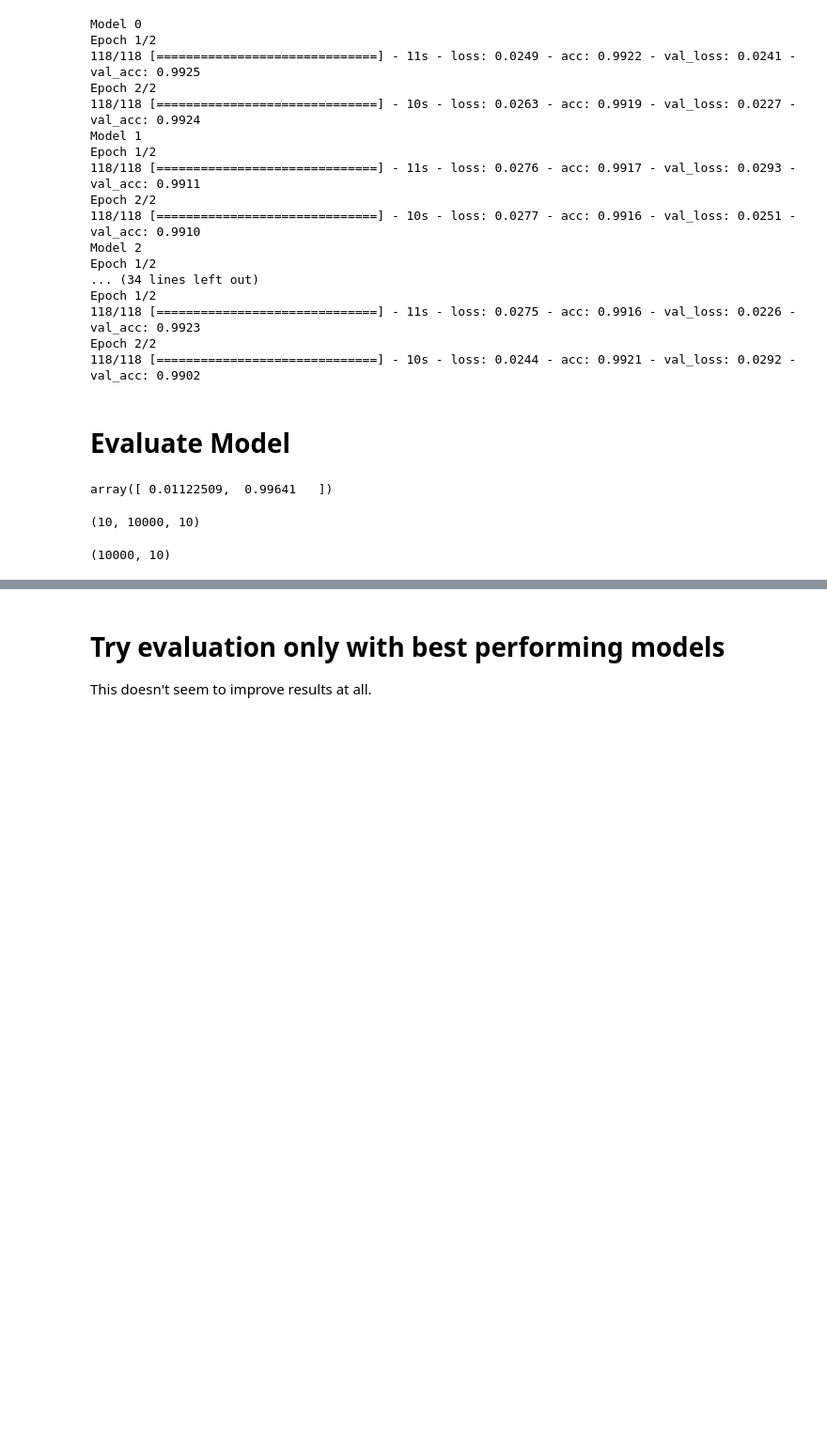
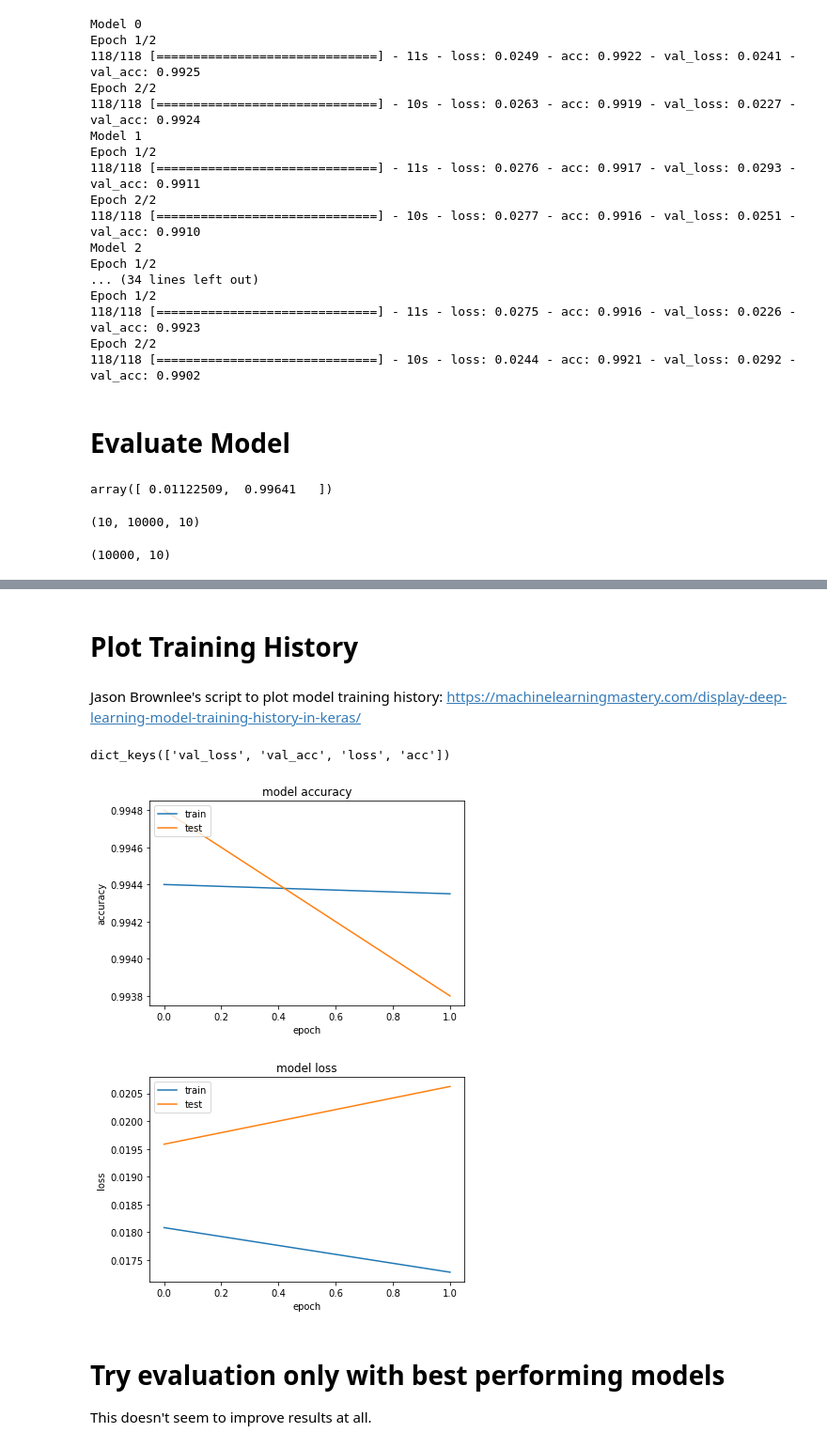
Before and after one commit to j05t/mnist, a Jupyter notebook: mnist-leaky_relu.ipynb, the cells around one changed output, grey strips where cells are left out. Shown at 94% size. Cells and saved outputs as stored; diff of their text form; code cells hidden in the pictures; blank space fills up the shorter version.

```diff
--- a/mnist-leaky_relu.ipynb
+++ b/mnist-leaky_relu.ipynb
@@ -177,8 +173,7 @@ Here we build on previously trained models.
 # %%
-# load weights for existing models and train them some more
-# this will hopefully result in a better prediction accuracy
 models = []
+
 for i in range(10):
     m = create_model()
-    m.load_weights("weights/weights_leaky_relu_model_0.23_"+str(i)+'.pkl')
+    m.load_weights("weights/weights_leaky_relu_model_0.22_"+str(i)+'.pkl')
     models.append(m)
@@ -299,0 +277,4 @@ Activation "leaky relu":
+# %%
+for i, m in enumerate(models):
+    pred = np.array(m.predict(x_test, batch_size=eval_batch_size))
+    print(i, (1 - keras.metrics.categorical_accuracy(y_test, pred).eval().mean()) * 100)
@@ -299,0 +292,4 @@ Activation "leaky relu":
+# %%
+for i, m in enumerate(models):
+    pred = np.array(m.predict(x_test, batch_size=eval_batch_size))
+    print(i, (1 - keras.metrics.categorical_accuracy(y_test, pred).eval().mean()) * 100)
@@ -299,0 +309,9 @@ Activation "leaky relu":
+# %%
+histories = []
+
+for i, m in enumerate(models):
+    m.optimizer.lr = 0.0001
+    print("training model {}".format(i))
+    history = m.fit_generator(batches, steps_per_epoch=steps_per_epoch, epochs=2,
+                   validation_data=test_batches, validation_steps=validation_steps)
+    histories.append(history)
@@ -300,3 +336,35 @@ Activation "leaky relu":
+# %% [markdown]
+# Plot Training History
+# %% [markdown]
+Jason Brownlee's script to plot model training history:
+https://machinelearningmastery.com/display-deep-learning-model-training-history-in-keras/
+# %%
+import matplotlib.pyplot as plt
+
+history = histories[0]
+
+# list all data in history
+print(history.history.keys())
+# summarize history for accuracy
+plt.plot(history.history['acc'])
+plt.plot(history.history['val_acc'])
+plt.title('model accuracy')
+plt.ylabel('accuracy')
+plt.xlabel('epoch')
+plt.legend(['train', 'test'], loc='upper left')
+plt.show()
+# summarize history for loss
+plt.plot(history.history['loss'])
+plt.plot(history.history['val_loss'])
+plt.title('model loss')
+plt.ylabel('loss')
+plt.xlabel('epoch')
+plt.legend(['train', 'test'], loc='upper left')
+plt.show()
+# %% [output]
+dict_keys(['val_loss', 'val_acc', 'loss', 'acc'])
+[figure, added]
+[figure, added]
 # %% [markdown]
 # Try evaluation only with best performing models
 This doesn't seem to improve results at all.
```
Also changed, not shown: parts of 18 cells of this notebook, 10 other files.
